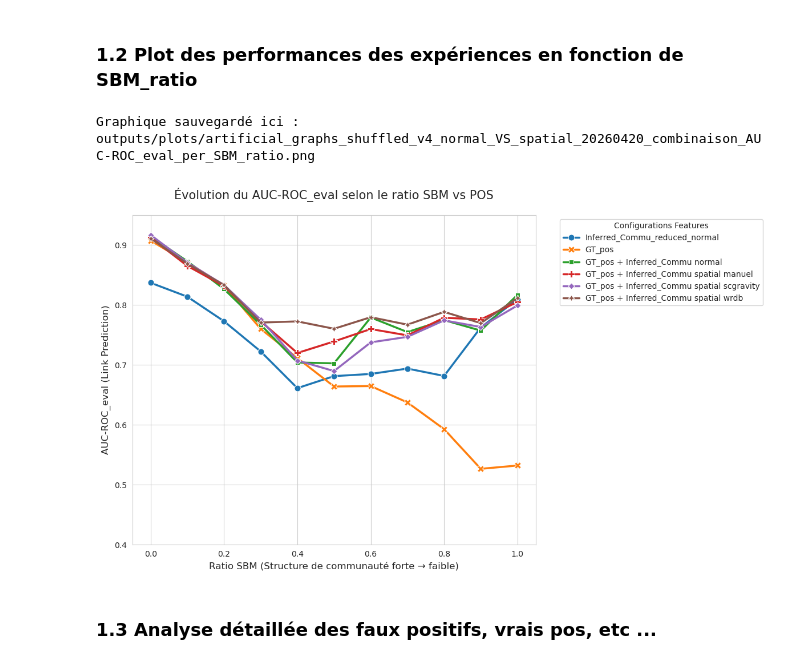
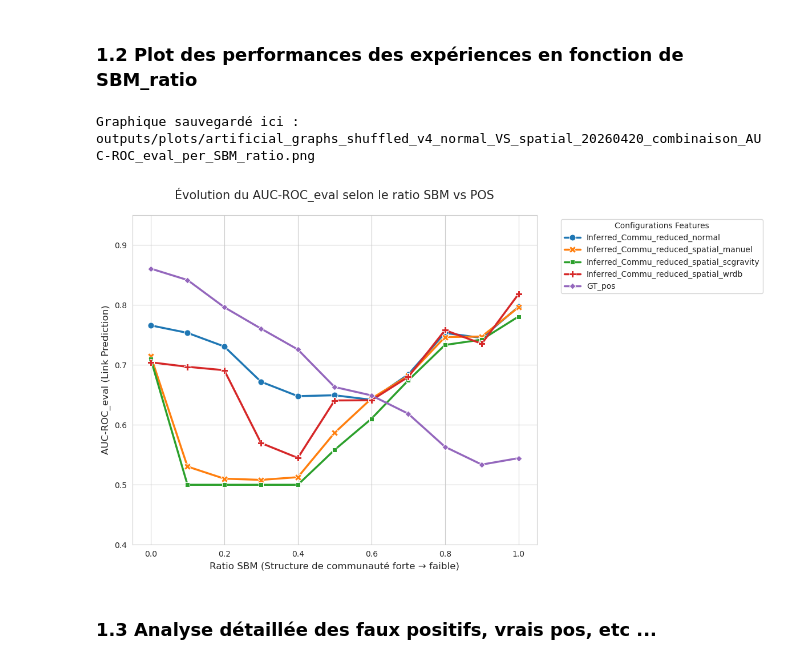
Before and after one commit to DeankoontzG/SHAP-like-Graph-Analysis, a Jupyter notebook: Performance_Analysis.ipynb, the cells around one changed output. Saved outputs shown, nothing was run; the diff lists cells and outputs as text; code cells hidden in the pictures.

Commit message:
UPDATE - plots MI sur louvain forcé à 3 ou plus commus relevant

```diff
--- a/Performance_Analysis.ipynb
+++ b/Performance_Analysis.ipynb
@@ -424,35 +424,35 @@ def plot_f1_comparison(df_results, metric="F1-Score", name ="OUBLI"):
     )
 
     # Personnalisation des axes
     plt.title(f"Évolution du {metric} selon le ratio SBM vs POS", fontsize=15, pad=20)
     plt.xlabel("Ratio SBM (Structure de communauté forte → faible)", fontsize=12)
     plt.ylabel(f"{metric} (Link Prediction)", fontsize=12)
 
     # Inversion de l'axe X si tu veux montrer la difficulté croissante
     # plt.gca().invert_xaxis()
 
     plt.legend(title="Configurations Features", bbox_to_anchor=(1.05, 1), loc='upper left')
     plt.ylim(0.40, 0.95) # Pour bien voir l'échelle de 0 à 1
 
     plt.tight_layout()
 
     output_dir = os.path.join("outputs", "plots")
     os.makedirs(output_dir, exist_ok=True)
     save_path = os.path.join(output_dir, f"{name}_{metric}_per_SBM_ratio.png")
 
     # 3. La ligne magique
     plt.savefig(save_path, dpi=300, bbox_inches='tight')
 
     print(f"Graphique sauvegardé ici : {save_path}")
 
     plt.show()
 
-df_compare = pd.read_csv("outputs/results/comparaison_finale_structure_shuffled_v4_normal_VS_spatial_20260420_combinaison.csv")
+df_compare = pd.read_csv("outputs/results/comparaison_finale_structure_shuffled_v5_normal_VS_spatial_20260421_combinaison.csv")
 
 plot_f1_comparison(df_compare, metric="AUC-ROC_eval", name = "artificial_graphs_shuffled_v4_normal_VS_spatial_20260420_combinaison" )
 # %% [output]
 Graphique sauvegardé ici : outputs/plots/artificial_graphs_shuffled_v4_normal_VS_spatial_20260420_combinaison_AUC-ROC_eval_per_SBM_ratio.png
-[figure, old version]
+[figure, new version]
 # %% [markdown]
 ### 1.3 Analyse détaillée des faux positifs, vrais pos, etc ...
 # %%
```
Also changed, not shown: parts of 5 cells of this notebook, 14 other files.
